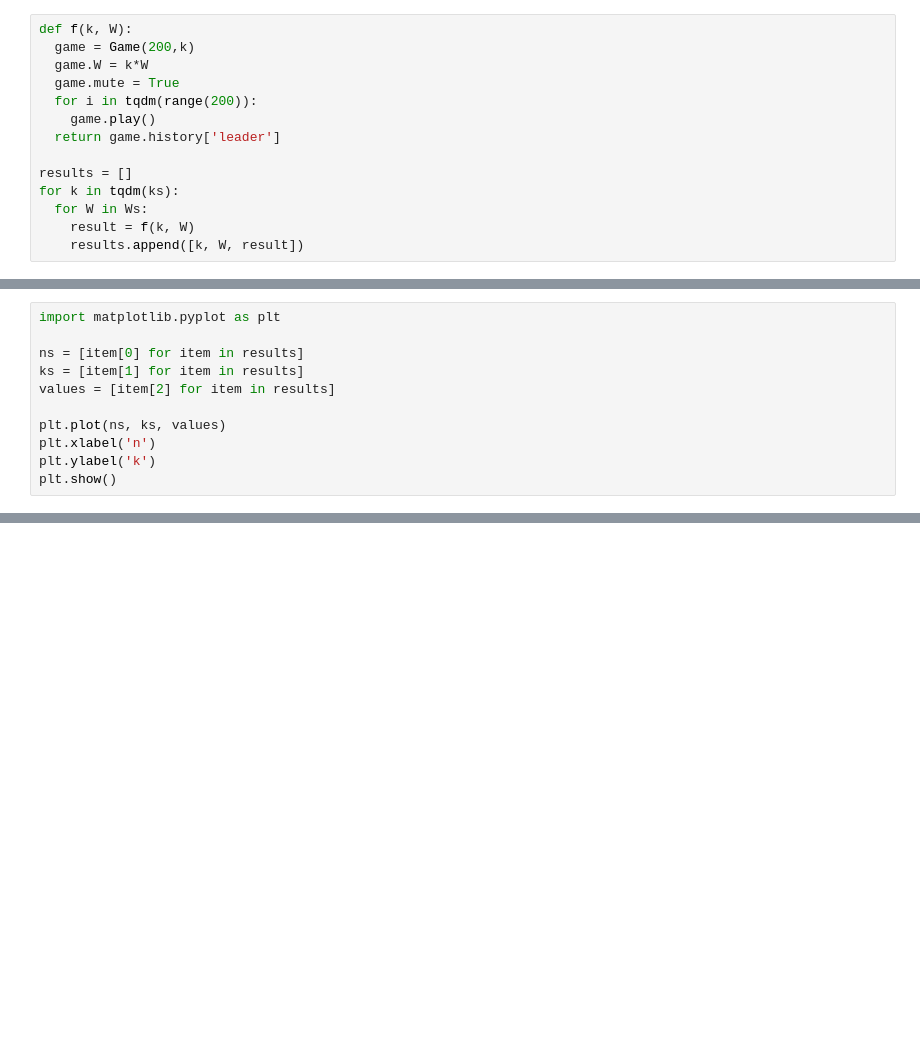
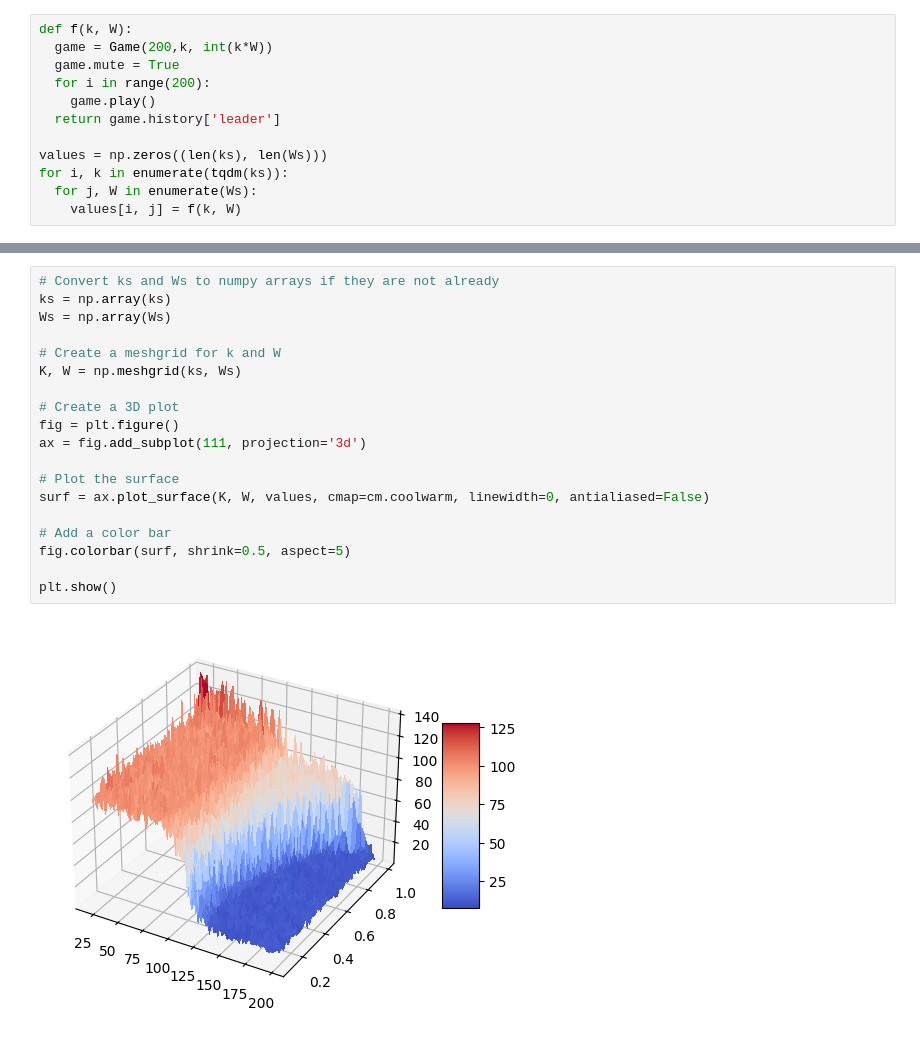
Before and after one commit to jackyisclever/Politic-stimulation, a Jupyter notebook: _playground.ipynb, the cells around one changed output, grey strips where cells are left out. Drawn from its saved outputs; the diff is of its cells as text; blank space fills up the shorter version.

```diff
--- a/_playground.ipynb
+++ b/_playground.ipynb
@@ -21,14 +10,12 @@ Ws = (0,1.1,0.1)
 # %%
 def f(k, W):
-  game = Game(200,k)
-  game.W = k*W
+  game = Game(200,k, int(k*W))
   game.mute = True
-  for i in tqdm(range(200)):
+  for i in range(200):
     game.play()
   return game.history['leader']
 
-results = []
-for k in tqdm(ks):
-  for W in Ws:
-    result = f(k, W)
-    results.append([k, W, result])
+values = np.zeros((len(ks), len(Ws)))
+for i, k in enumerate(tqdm(ks)):
+  for j, W in enumerate(Ws):
+    values[i, j] = f(k, W)
@@ -38,11 +21,0 @@ ValueError: n should be less than number of remaining elements
-# %%
-import matplotlib.pyplot as plt
-
-ns = [item[0] for item in results]
-ks = [item[1] for item in results]
-values = [item[2] for item in results]
-
-plt.plot(ns, ks, values)
-plt.xlabel('n')
-plt.ylabel('k')
-plt.show()
@@ -51,0 +22,21 @@ plt.show()
+# %%
+# Convert ks and Ws to numpy arrays if they are not already
+ks = np.array(ks)
+Ws = np.array(Ws)
+
+# Create a meshgrid for k and W
+K, W = np.meshgrid(ks, Ws)
+
+# Create a 3D plot
+fig = plt.figure()
+ax = fig.add_subplot(111, projection='3d')
+
+# Plot the surface
+surf = ax.plot_surface(K, W, values, cmap=cm.coolwarm, linewidth=0, antialiased=False)
+
+# Add a color bar
+fig.colorbar(surf, shrink=0.5, aspect=5)
+
+plt.show()
+# %% [output]
+[figure, added]
```
Also changed, not shown: parts of 4 cells of this notebook, 1 other file.
